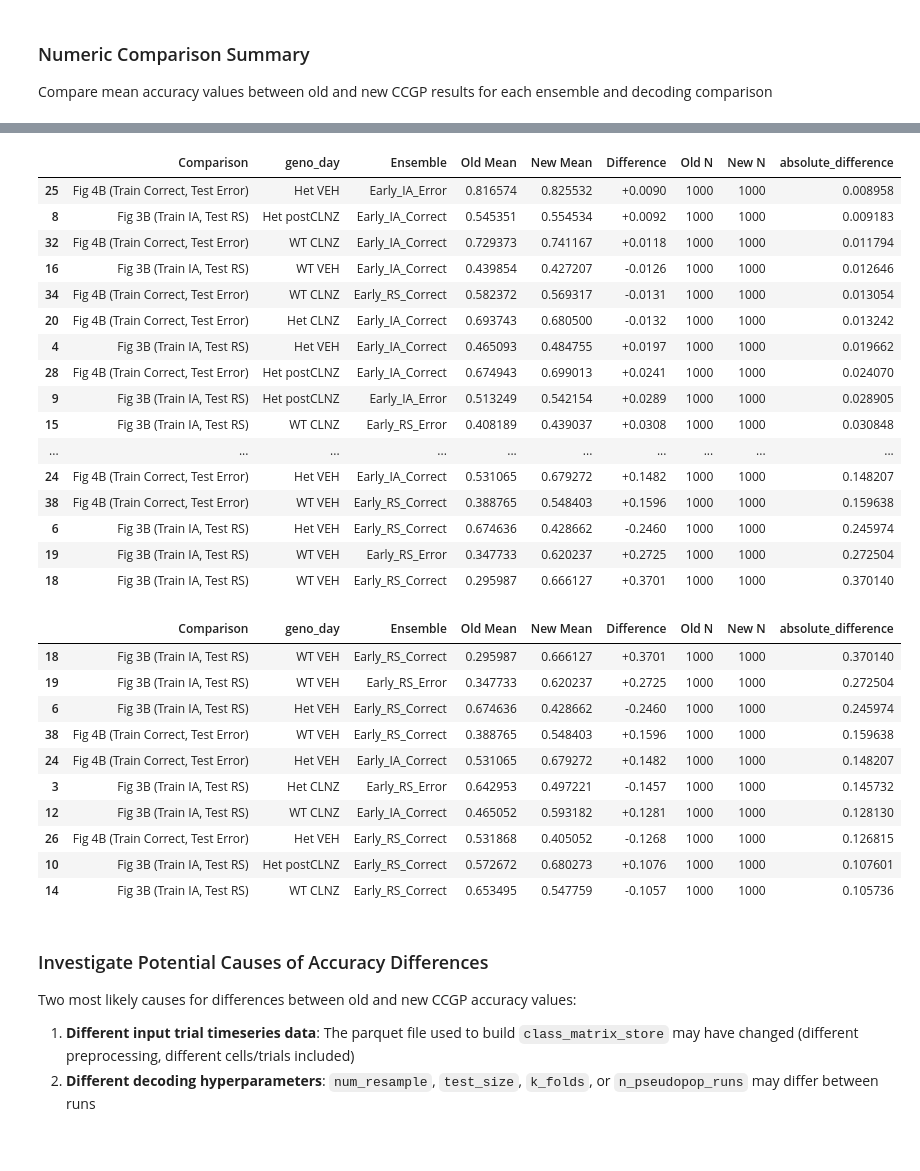
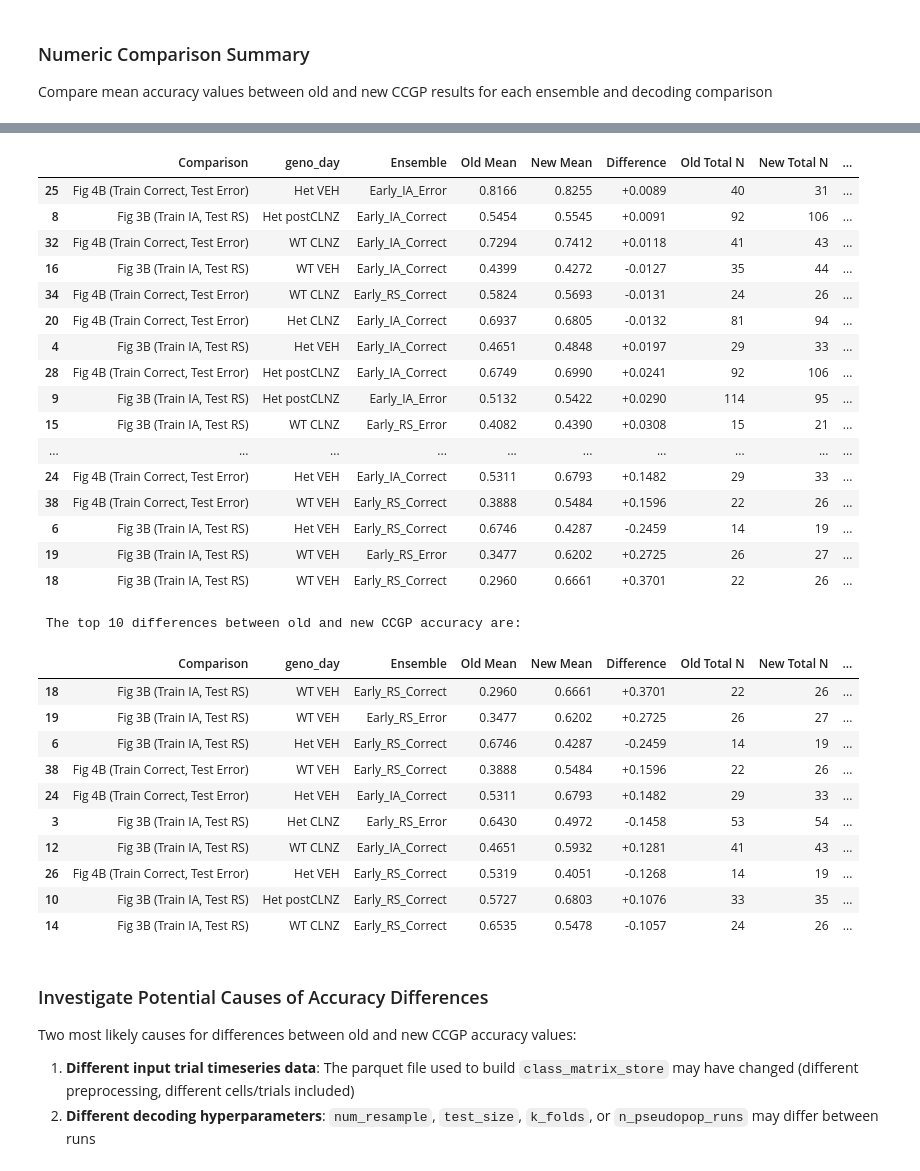
Before and after one commit to cjohnsoncruz/dlx56_mPFC_1p_SohalLab, a Jupyter notebook: code/Revisions- Fig 3-7 & Sup Fig 1-2 v3_ compare CCG_SVM_weights.ipynb, the cells around one changed output, grey strips where cells are left out. Cells and saved outputs as stored; diff of their text form; code cells hidden in the pictures.

```diff
--- a/code/Revisions- Fig 3-7 & Sup Fig 1-2 v3_ compare CCG_SVM_weights.ipynb
+++ b/code/Revisions- Fig 3-7 & Sup Fig 1-2 v3_ compare CCG_SVM_weights.ipynb
@@ -1377,72 +1393,79 @@ def compare_ccgp_accuracy(df_old, df_new, decode_comp, ensembles, comparison_nam
             old_mask = (df_old['classes decoded'] == decode_comp) & (df_old['enriched_group'] == ens) & (df_old['geno_day'] == geno_day)
             new_mask = (df_new['classes decoded'] == decode_comp) & (df_new['enriched_group'] == ens) & (df_new['geno_day'] == geno_day)
 
             old_acc = df_old.loc[old_mask, 'accuracy']
             new_acc = df_new.loc[new_mask, 'accuracy']
-
+            old_nonzero_n = df_old.loc[old_mask, 'num_nonzero_coef'].mean() if not old_acc.empty else 0
+            new_nonzero_n = df_new.loc[new_mask, 'num_nonzero_coef'].mean() if not new_acc.empty else 0
+            old_total_n = df_old.loc[old_mask, 'num_features_used'].mean() if not old_acc.empty else 0
+            new_total_n = df_new.loc[new_mask, 'num_features_used'].mean() if not new_acc.empty else 0
             # Only add if there's data in at least one dataset
             if len(old_acc) > 0 or len(new_acc) > 0:
-                old_mean = old_acc.mean() if len(old_acc) > 0 else np.nan
-                new_mean = new_acc.mean() if len(new_acc) > 0 else np.nan
+                old_mean = old_acc.mean().round(4) if len(old_acc) > 0 else np.nan
+                new_mean = new_acc.mean().round(4) if len(new_acc) > 0 else np.nan
                 diff = new_mean - old_mean if not (np.isnan(old_mean) or np.isnan(new_mean)) else np.nan
 
                 results.append({
                     'Comparison': comparison_name,
                     'geno_day': geno_day,
                     'Ensemble': ens,
                     'Old Mean': old_mean,
                     'New Mean': new_mean,
                     'Difference': diff,
-                    'Old N': len(old_acc),
-                    'New N': len(new_acc)
+                    'Old Total N': int(old_total_n),
+                    'New Total N': int(new_total_n),
+                    'Old Nonzero N': int(old_nonzero_n),
+                    'New Nonzero N': int(new_nonzero_n)
                 })
     return pd.DataFrame(results)
 
 # Figure 3B comparison
 comp_3b = compare_ccgp_accuracy(decode_out_distrib_old, decode_out_distrib, decode_comp_3b, ensembles_3b, 'Fig 3B (Train IA, Test RS)')
 
 # Figure 4B comparison
 comp_4b = compare_ccgp_accuracy(decode_out_distrib_old, decode_out_distrib, decode_comp_4b, ensembles_4b, 'Fig 4B (Train Correct, Test Error)')
 
 # Combine and display
 comparison_summary = pd.concat([comp_3b, comp_4b], ignore_index=True)
-comparison_summary['absolute_difference'] = comparison_summary['Difference'].abs()
+comparison_summary['absolute_difference'] = comparison_summary['Difference'].abs().round(4)
 comparison_summary['Difference'] = comparison_summary['Difference'].apply(lambda x: f"{x:+.4f}" if pd.notna(x) else "N/A")
 comparison_summary.sort_values(by = 'absolute_difference')
 # %% [output]
-|  | Comparison | geno_day | Ensemble | Old Mean | New Mean | Difference | Old N | New N | absolute_difference |
-| 25 | Fig 4B (Train Correct, Test Error) | Het VEH | Early_IA_Error | 0.816574 | 0.825532 | +0.0090 | 1000 | 1000 | 0.008958 |
-| 8 | Fig 3B (Train IA, Test RS) | Het postCLNZ | Early_IA_Correct | 0.545351 | 0.554534 | +0.0092 | 1000 | 1000 | 0.009183 |
-| 32 | Fig 4B (Train Correct, Test Error) | WT CLNZ | Early_IA_Correct | 0.729373 | 0.741167 | +0.0118 | 1000 | 1000 | 0.011794 |
-| 16 | Fig 3B (Train IA, Test RS) | WT VEH | Early_IA_Correct | 0.439854 | 0.427207 | -0.0126 | 1000 | 1000 | 0.012646 |
-| 34 | Fig 4B (Train Correct, Test Error) | WT CLNZ | Early_RS_Correct | 0.582372 | 0.569317 | -0.0131 | 1000 | 1000 | 0.013054 |
-| 20 | Fig 4B (Train Correct, Test Error) | Het CLNZ | Early_IA_Correct | 0.693743 | 0.680500 | -0.0132 | 1000 | 1000 | 0.013242 |
-| 4 | Fig 3B (Train IA, Test RS) | Het VEH | Early_IA_Correct | 0.465093 | 0.484755 | +0.0197 | 1000 | 1000 | 0.019662 |
-| 28 | Fig 4B (Train Correct, Test Error) | Het postCLNZ | Early_IA_Correct | 0.674943 | 0.699013 | +0.0241 | 1000 | 1000 | 0.024070 |
-| 9 | Fig 3B (Train IA, Test RS) | Het postCLNZ | Early_IA_Error | 0.513249 | 0.542154 | +0.0289 | 1000 | 1000 | 0.028905 |
-| 15 | Fig 3B (Train IA, Test RS) | WT CLNZ | Early_RS_Error | 0.408189 | 0.439037 | +0.0308 | 1000 | 1000 | 0.030848 |
+|  | Comparison | geno_day | Ensemble | Old Mean | New Mean | Difference | Old Total N | New Total N | ... |
+| 25 | Fig 4B (Train Correct, Test Error) | Het VEH | Early_IA_Error | 0.8166 | 0.8255 | +0.0089 | 40 | 31 | ... |
+| 8 | Fig 3B (Train IA, Test RS) | Het postCLNZ | Early_IA_Correct | 0.5454 | 0.5545 | +0.0091 | 92 | 106 | ... |
+| 32 | Fig 4B (Train Correct, Test Error) | WT CLNZ | Early_IA_Correct | 0.7294 | 0.7412 | +0.0118 | 41 | 43 | ... |
+| 16 | Fig 3B (Train IA, Test RS) | WT VEH | Early_IA_Correct | 0.4399 | 0.4272 | -0.0127 | 35 | 44 | ... |
+| 34 | Fig 4B (Train Correct, Test Error) | WT CLNZ | Early_RS_Correct | 0.5824 | 0.5693 | -0.0131 | 24 | 26 | ... |
+| 20 | Fig 4B (Train Correct, Test Error) | Het CLNZ | Early_IA_Correct | 0.6937 | 0.6805 | -0.0132 | 81 | 94 | ... |
+| 4 | Fig 3B (Train IA, Test RS) | Het VEH | Early_IA_Correct | 0.4651 | 0.4848 | +0.0197 | 29 | 33 | ... |
+| 28 | Fig 4B (Train Correct, Test Error) | Het postCLNZ | Early_IA_Correct | 0.6749 | 0.6990 | +0.0241 | 92 | 106 | ... |
+| 9 | Fig 3B (Train IA, Test RS) | Het postCLNZ | Early_IA_Error | 0.5132 | 0.5422 | +0.0290 | 114 | 95 | ... |
+| 15 | Fig 3B (Train IA, Test RS) | WT CLNZ | Early_RS_Error | 0.4082 | 0.4390 | +0.0308 | 15 | 21 | ... |
 | ... | ... | ... | ... | ... | ... | ... | ... | ... | ... |
-| 24 | Fig 4B (Train Correct, Test Error) | Het VEH | Early_IA_Correct | 0.531065 | 0.679272 | +0.1482 | 1000 | 1000 | 0.148207 |
-| 38 | Fig 4B (Train Correct, Test Error) | WT VEH | Early_RS_Correct | 0.388765 | 0.548403 | +0.1596 | 1000 | 1000 | 0.159638 |
-| 6 | Fig 3B (Train IA, Test RS) | Het VEH | Early_RS_Correct | 0.674636 | 0.428662 | -0.2460 | 1000 | 1000 | 0.245974 |
-| 19 | Fig 3B (Train IA, Test RS) | WT VEH | Early_RS_Error | 0.347733 | 0.620237 | +0.2725 | 1000 | 1000 | 0.272504 |
-| 18 | Fig 3B (Train IA, Test RS) | WT VEH | Early_RS_Correct | 0.295987 | 0.666127 | +0.3701 | 1000 | 1000 | 0.370140 |
+| 24 | Fig 4B (Train Correct, Test Error) | Het VEH | Early_IA_Correct | 0.5311 | 0.6793 | +0.1482 | 29 | 33 | ... |
+| 38 | Fig 4B (Train Correct, Test Error) | WT VEH | Early_RS_Correct | 0.3888 | 0.5484 | +0.1596 | 22 | 26 | ... |
+| 6 | Fig 3B (Train IA, Test RS) | Het VEH | Early_RS_Correct | 0.6746 | 0.4287 | -0.2459 | 14 | 19 | ... |
+| 19 | Fig 3B (Train IA, Test RS) | WT VEH | Early_RS_Error | 0.3477 | 0.6202 | +0.2725 | 26 | 27 | ... |
+| 18 | Fig 3B (Train IA, Test RS) | WT VEH | Early_RS_Correct | 0.2960 | 0.6661 | +0.3701 | 22 | 26 | ... |
 # %%
 top_10_differences = comparison_summary.sort_values(by='absolute_difference', ascending=False).head(10)
 
+print(f" The top 10 differences between old and new CCGP accuracy are:")
 top_10_differences
 # %% [output]
+ The top 10 differences between old and new CCGP accuracy are:
-|  | Comparison | geno_day | Ensemble | Old Mean | New Mean | Difference | Old N | New N | absolute_difference |
-| 18 | Fig 3B (Train IA, Test RS) | WT VEH | Early_RS_Correct | 0.295987 | 0.666127 | +0.3701 | 1000 | 1000 | 0.370140 |
-| 19 | Fig 3B (Train IA, Test RS) | WT VEH | Early_RS_Error | 0.347733 | 0.620237 | +0.2725 | 1000 | 1000 | 0.272504 |
-| 6 | Fig 3B (Train IA, Test RS) | Het VEH | Early_RS_Correct | 0.674636 | 0.428662 | -0.2460 | 1000 | 1000 | 0.245974 |
-| 38 | Fig 4B (Train Correct, Test Error) | WT VEH | Early_RS_Correct | 0.388765 | 0.548403 | +0.1596 | 1000 | 1000 | 0.159638 |
-| 24 | Fig 4B (Train Correct, Test Error) | Het VEH | Early_IA_Correct | 0.531065 | 0.679272 | +0.1482 | 1000 | 1000 | 0.148207 |
-| 3 | Fig 3B (Train IA, Test RS) | Het CLNZ | Early_RS_Error | 0.642953 | 0.497221 | -0.1457 | 1000 | 1000 | 0.145732 |
-| 12 | Fig 3B (Train IA, Test RS) | WT CLNZ | Early_IA_Correct | 0.465052 | 0.593182 | +0.1281 | 1000 | 1000 | 0.128130 |
-| 26 | Fig 4B (Train Correct, Test Error) | Het VEH | Early_RS_Correct | 0.531868 | 0.405052 | -0.1268 | 1000 | 1000 | 0.126815 |
-| 10 | Fig 3B (Train IA, Test RS) | Het postCLNZ | Early_RS_Correct | 0.572672 | 0.680273 | +0.1076 | 1000 | 1000 | 0.107601 |
-| 14 | Fig 3B (Train IA, Test RS) | WT CLNZ | Early_RS_Correct | 0.653495 | 0.547759 | -0.1057 | 1000 | 1000 | 0.105736 |
+|  | Comparison | geno_day | Ensemble | Old Mean | New Mean | Difference | Old Total N | New Total N | ... |
+| 18 | Fig 3B (Train IA, Test RS) | WT VEH | Early_RS_Correct | 0.2960 | 0.6661 | +0.3701 | 22 | 26 | ... |
+| 19 | Fig 3B (Train IA, Test RS) | WT VEH | Early_RS_Error | 0.3477 | 0.6202 | +0.2725 | 26 | 27 | ... |
+| 6 | Fig 3B (Train IA, Test RS) | Het VEH | Early_RS_Correct | 0.6746 | 0.4287 | -0.2459 | 14 | 19 | ... |
+| 38 | Fig 4B (Train Correct, Test Error) | WT VEH | Early_RS_Correct | 0.3888 | 0.5484 | +0.1596 | 22 | 26 | ... |
+| 24 | Fig 4B (Train Correct, Test Error) | Het VEH | Early_IA_Correct | 0.5311 | 0.6793 | +0.1482 | 29 | 33 | ... |
+| 3 | Fig 3B (Train IA, Test RS) | Het CLNZ | Early_RS_Error | 0.6430 | 0.4972 | -0.1458 | 53 | 54 | ... |
+| 12 | Fig 3B (Train IA, Test RS) | WT CLNZ | Early_IA_Correct | 0.4651 | 0.5932 | +0.1281 | 41 | 43 | ... |
+| 26 | Fig 4B (Train Correct, Test Error) | Het VEH | Early_RS_Correct | 0.5319 | 0.4051 | -0.1268 | 14 | 19 | ... |
+| 10 | Fig 3B (Train IA, Test RS) | Het postCLNZ | Early_RS_Correct | 0.5727 | 0.6803 | +0.1076 | 33 | 35 | ... |
+| 14 | Fig 3B (Train IA, Test RS) | WT CLNZ | Early_RS_Correct | 0.6535 | 0.5478 | -0.1057 | 24 | 26 | ... |
 # %% [markdown]
 ### Investigate Potential Causes of Accuracy Differences
 Two most likely causes for differences between old and new CCGP accuracy values:
```
Also changed, not shown: parts of 37 cells of this notebook, 1 other file.
